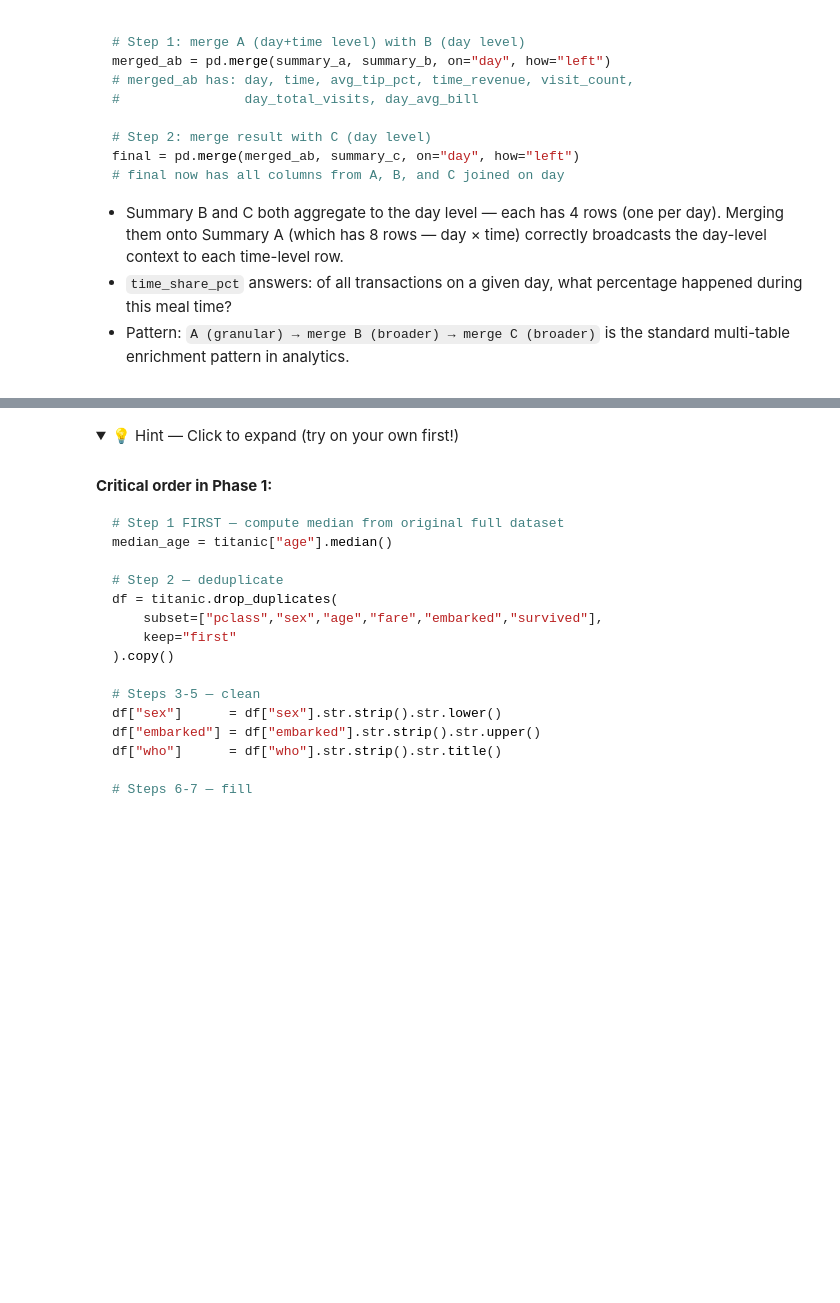
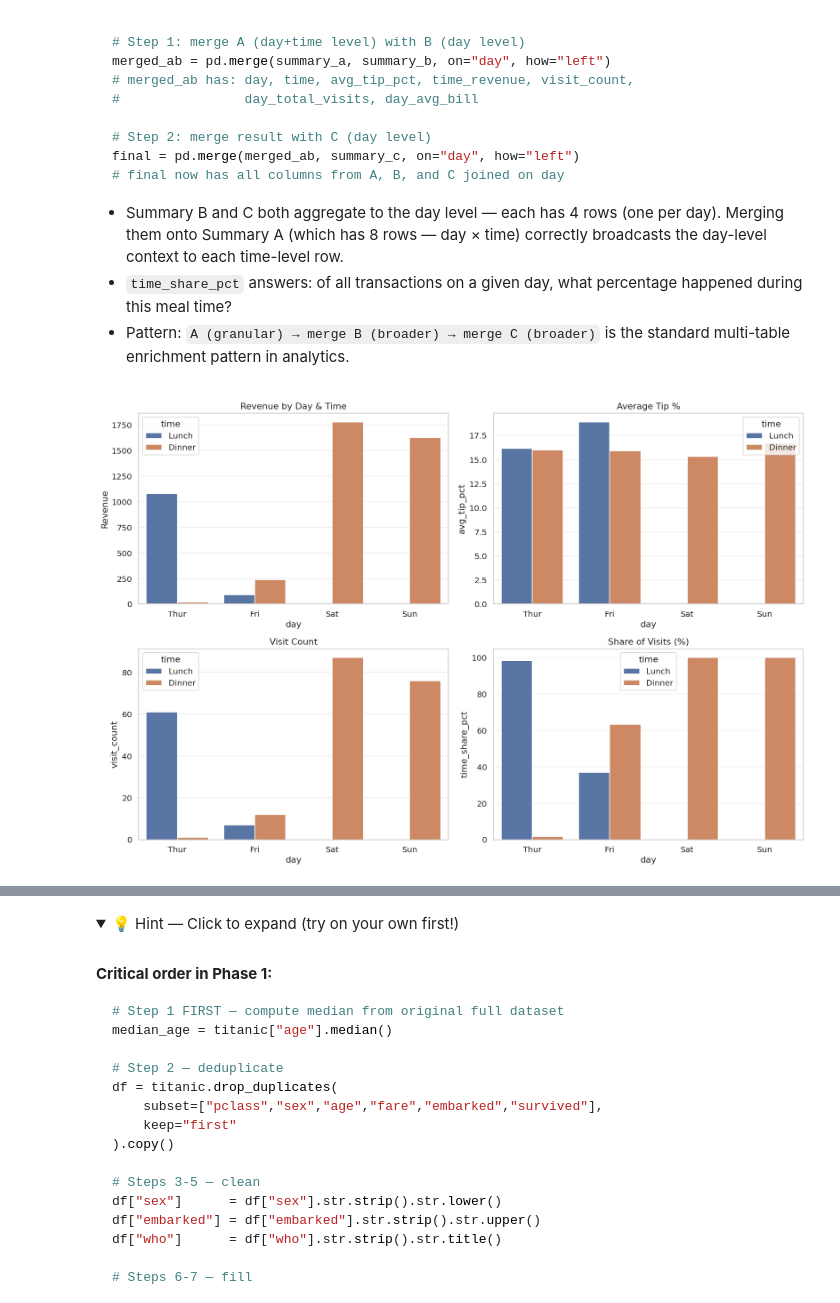
Before and after one commit to abhishekkatewaofficial-lab/Machine-Learning, a Jupyter notebook: Notes/Pandas/4. Practice/Pandas_Practice_Series_Notebook_02.ipynb, the cells around one changed output, grey strips where cells are left out. Saved outputs shown, nothing was run; the diff lists cells and outputs as text; code cells hidden in the pictures; folded sections open; blank space fills up the shorter version.

```diff
--- a/Notes/Pandas/4. Practice/Pandas_Practice_Series_Notebook_02.ipynb
+++ b/Notes/Pandas/4. Practice/Pandas_Practice_Series_Notebook_02.ipynb
@@ -7497,6 +7835,73 @@ final = pd.merge(merged_ab, summary_c, on="day", how="left")
 - Pattern: `A (granular) → merge B (broader) → merge C (broader)` is the standard multi-table enrichment pattern in analytics.
 
 </details>
+# %%
+import matplotlib.pyplot as plt
+import seaborn as sns
+
+fig, ax = plt.subplots(2, 2, figsize=(15, 10))
+
+# ==========================
+# 1. Revenue by Day & Time
+# ==========================
+sns.barplot(
+    data=tip,
+    x='day',
+    y='time_revenue',
+    hue='time',
+    ax=ax[0,0]
+)
+
+ax[0,0].set_title('Revenue by Day & Time')
+ax[0,0].set_ylabel('Revenue')
+
+
+# ==========================
+# 2. Average Tip %
+# ==========================
+sns.barplot(
+    data=tip,
+    x='day',
+    y='avg_tip_pct',
+    hue='time',
+    ax=ax[0,1]
+)
+
+ax[0,1].set_title('Average Tip %')
+
+
+# ==========================
+# 3. Visit Distribution
+# ==========================
+sns.barplot(
+    data=tip,
+    x='day',
+    y='visit_count',
+    hue='time',
+    ax=ax[1,0]
+)
+
+ax[1,0].set_title('Visit Count')
+
+
+# ==========================
+# 4. Time Share %
+# ==========================
+sns.barplot(
+    data=tip,
+    x='day',
+    y='time_share_pct',
+    hue='time',
+    ax=ax[1,1]
+)
+
+ax[1,1].set_title('Share of Visits (%)')
+
+
+plt.tight_layout()
+plt.show()
+# %% [output]
+[figure, added]
 # %% [markdown]
 ## ❓ Question 40 — Batch 4 Capstone 🎯
 
```
Also changed, not shown: parts of 4 cells of this notebook, 1 other file.
